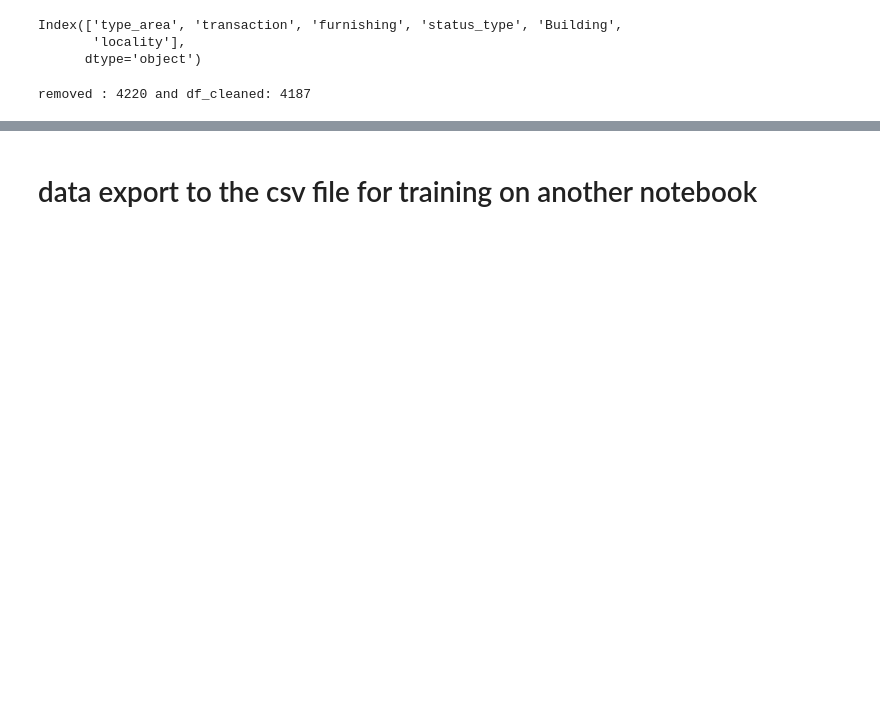
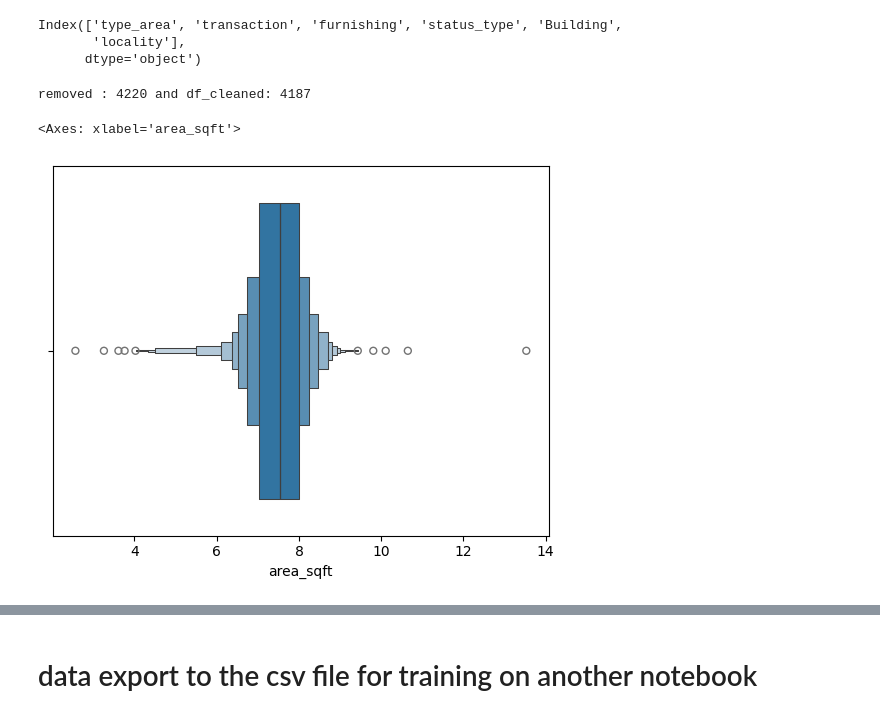
Before and after one commit to bunny-ml/Ahmedabad-Flat-Price-, a Jupyter notebook: notebooks/01_data_cleaning_code.ipynb, the cells around one changed output, grey strips where cells are left out. Cells and saved outputs as stored; diff of their text form; code cells hidden in the pictures; blank space fills up the shorter version.

```diff
--- a/notebooks/01_data_cleaning_code.ipynb
+++ b/notebooks/01_data_cleaning_code.ipynb
@@ -739,3 +778,9 @@ Index(['type_area', 'transaction', 'furnishing', 'status_type', 'Building',
 print(f"removed : {len(df)} and df_cleaned: {len(df_cleaned)}")
 # %% [output]
 removed : 4220 and df_cleaned: 4187
+# %%
+# sns.boxplot(x=df_cleaned['price'])
+sns.boxenplot(x=df_cleaned['area_sqft'])
+# %% [output]
+<Axes: xlabel='area_sqft'>
+[figure, added]
```
Also changed, not shown: parts of 27 cells of this notebook.
